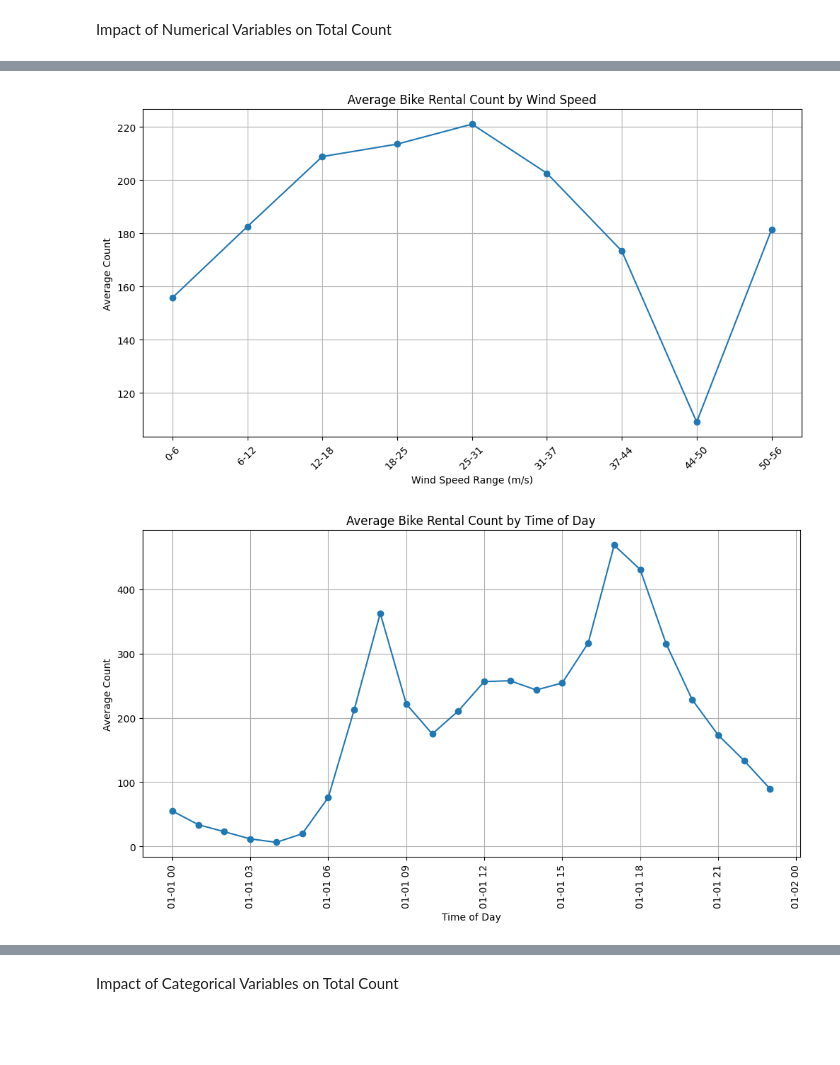
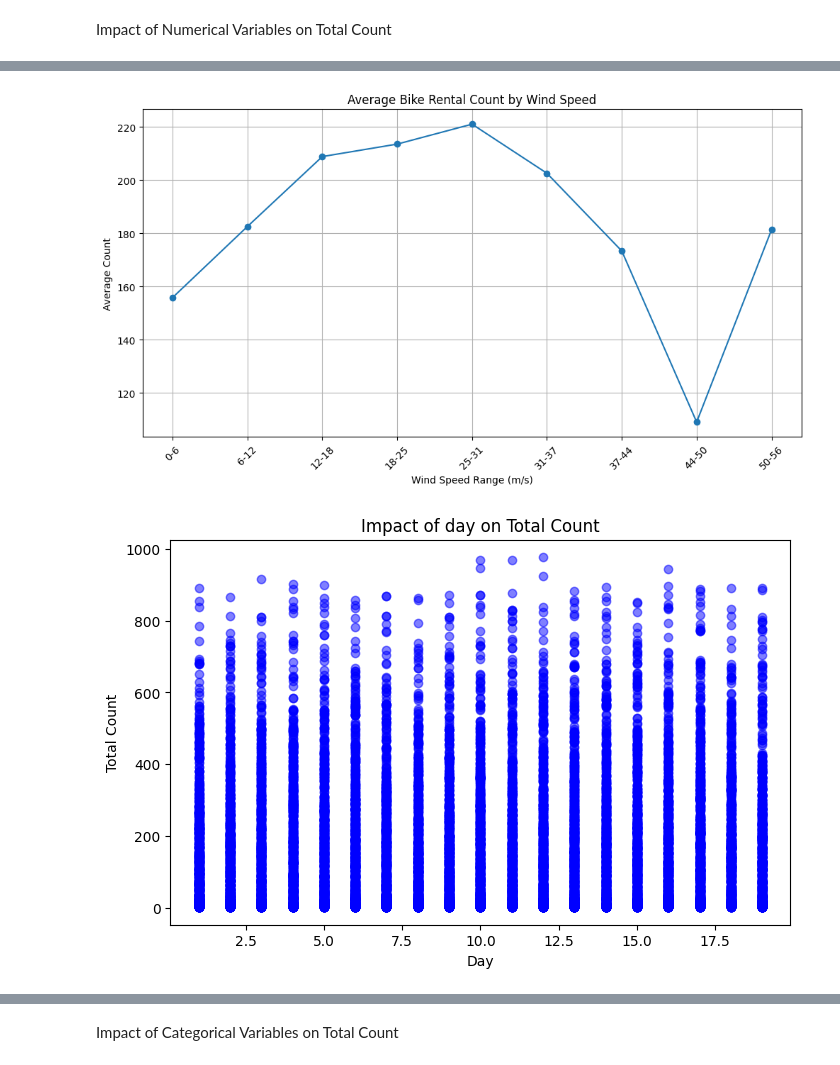
Before and after one commit to ArchibaldTheFirst/YuluBikesharing_Group5, a Jupyter notebook: Nature_of_Data.ipynb, the cells around one changed output, grey strips where cells are left out. Drawn from its saved outputs; the diff is of its cells as text; code cells hidden in the pictures; blank space fills up the shorter version.

Commit message:
added plots of impact of day and month to the nature_of_data file

```diff
--- a/Nature_of_Data.ipynb
+++ b/Nature_of_Data.ipynb
@@ -283,31 +283,42 @@ plot_scatter(yulu_data_set['humidity'], yulu_data_set['count'], 'Humidity', 'Tot
 plot_average_count_by_variable_line(yulu_data_set, 'humidity', 'Average Bike Rental Count by Humidity', 'Humidity Range (%)', 'Average Count')
 
 # Plot scatter plot for windspeed
 plot_scatter(yulu_data_set['windspeed'], yulu_data_set['count'], 'Wind Speed', 'Total Count', 'Impact of Wind Speed on Total Count')
 # Plot line graph for wind speed
 plot_average_count_by_variable_line(yulu_data_set, 'windspeed', 'Average Bike Rental Count by Wind Speed', 'Wind Speed Range (m/s)', 'Average Count')
 
+# Plot scatter plot for day
+plot_scatter(yulu_data_set['day'], yulu_data_set['count'], 'Day', 'Total Count', 'Impact of day on Total Count')
+# Plot line graph for wind speed
+plot_average_count_by_variable_line(yulu_data_set, 'day', 'Average Bike Rental Count by day', 'Day', 'Average Count')
+
+# Plot scatter plot for month
+plot_scatter(yulu_data_set['month'], yulu_data_set['count'], 'month', 'Total Count', 'Impact of month on Total Count')
+# Plot line graph for wind speed
+plot_average_count_by_variable_line(yulu_data_set, 'month', 'Average Bike Rental Count by month', 'Month', 'Average Count')
+
+
 
 #Plot the time in relation to the average count
 # Group by 'time' and calculate the average 'count'
 average_count_by_time = yulu_data_set.groupby('time')['count'].mean().reset_index()
 
 # Plotting
 plt.figure(figsize=(12, 6))
 plt.plot(average_count_by_time['time'], average_count_by_time['count'], marker='o')
 plt.title('Average Bike Rental Count by Time of Day')
 plt.xlabel('Time of Day')
 plt.ylabel('Average Count')
 plt.xticks(rotation=90)  # Rotate the x-axis labels for better readability
 plt.grid(True)
 plt.show()
 # %% [output]
 [figure]
 [figure]
 [figure]
 [figure]
 [figure]
 [figure]
 [figure]
 [figure]
-[figure, old version]
+[figure, new version]
```
Also changed, not shown: parts of 1 cell of this notebook, 1 other file.
